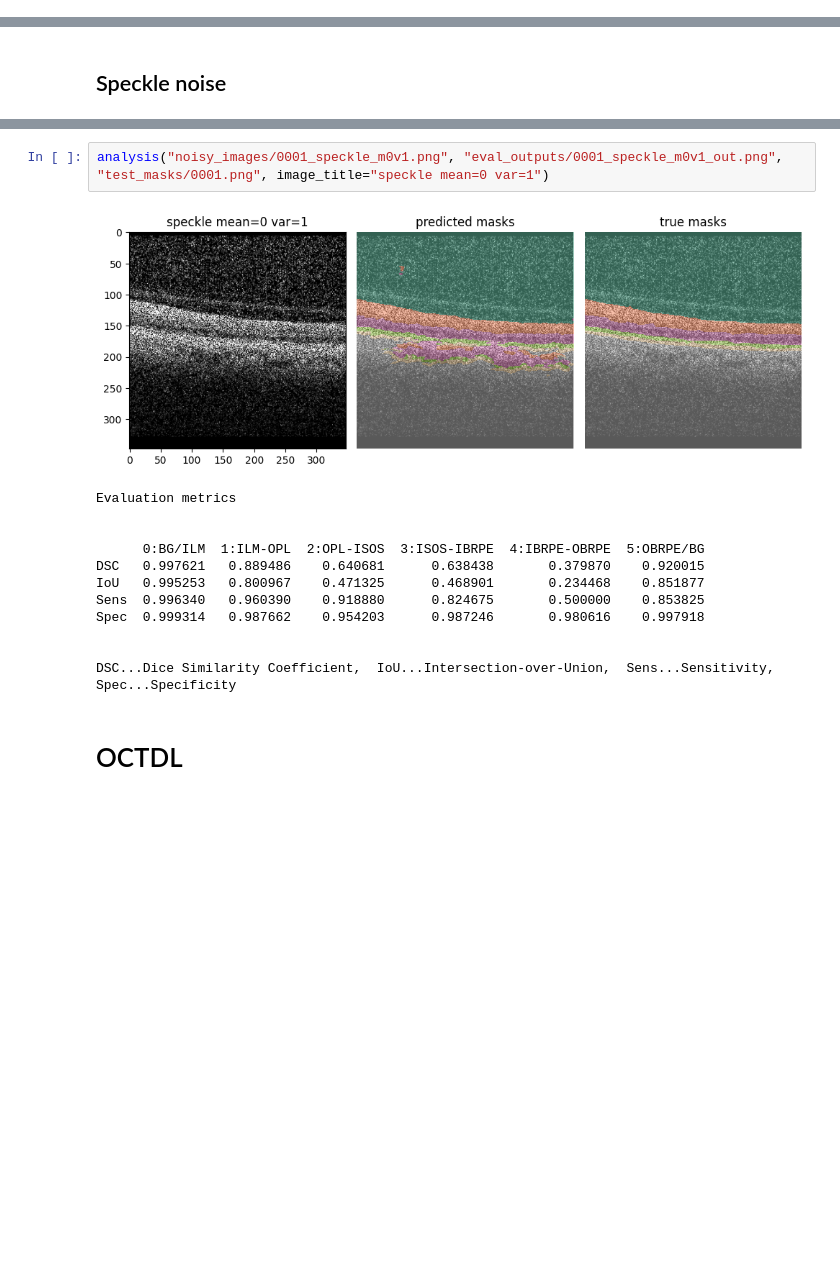
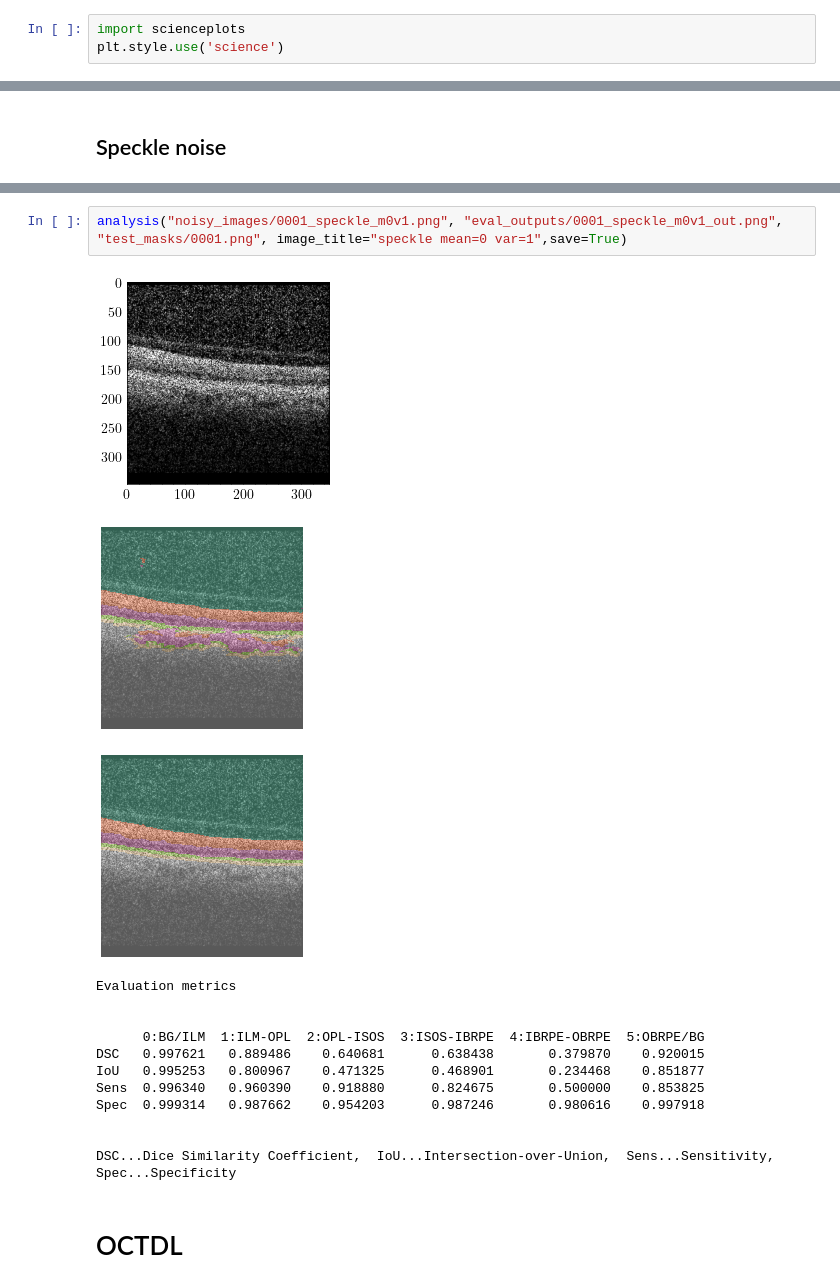
Before and after one commit to KogenNobori/Pytorch-UNet, a Jupyter notebook: visualise_analysis.ipynb, the cells around one changed output, grey strips where cells are left out. Drawn from its saved outputs; the diff is of its cells as text; blank space fills up the shorter version.

```diff
--- a/visualise_analysis.ipynb
+++ b/visualise_analysis.ipynb
@@ -7,5 +7,8 @@ import skimage as ski
 import pandas as pd
 from glob import glob
 import os
+# %%
+import scienceplots
+plt.style.use('science')
 # %%
 # a function for vusualisation and evaluation.
@@ -111,9 +157,11 @@ Spec  0.999274   0.997781    0.997161      0.995852       0.994322    0.999180
 
 DSC...Dice Similarity Coefficient,  IoU...Intersection-over-Union,  Sens...Sensitivity,  Spec...Specificity
 # %%
-analysis("noisy_images/0001_speckle_m0v1.png", "eval_outputs/0001_speckle_m0v1_out.png", "test_masks/0001.png", image_title="speckle mean=0 var=1")
+analysis("noisy_images/0001_speckle_m0v1.png", "eval_outputs/0001_speckle_m0v1_out.png", "test_masks/0001.png", image_title="speckle mean=0 var=1",save=True)
 # %% [output]
-[figure, old version]
+[figure, new version]
+[figure, added]
+[figure, added]
 Evaluation metrics
 
 
```
Also changed, not shown: parts of 10 cells of this notebook.
